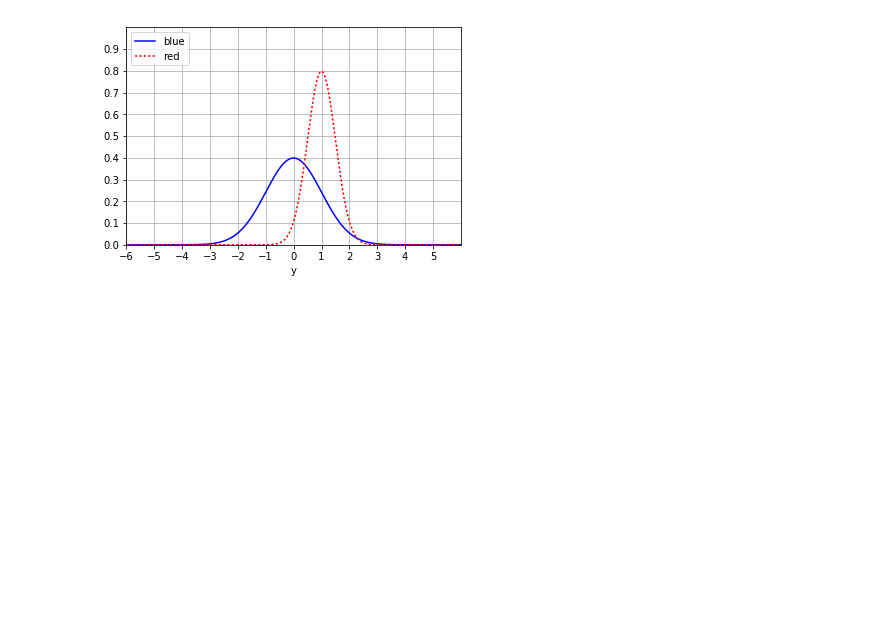
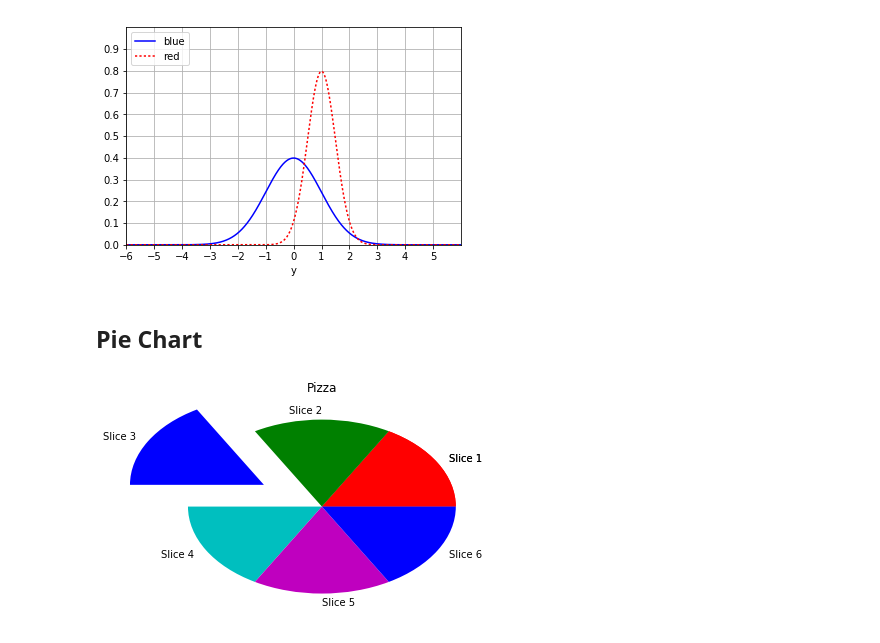
Before and after one commit to andy-williams/python-machine-learning, a Jupyter notebook: 2-matplotlib.ipynb, the cells around one changed output. Cells and saved outputs as stored; diff of their text form; code cells hidden in the pictures; blank space fills up the shorter version.

Commit message:
added pie chart example

```diff
--- a/2-matplotlib.ipynb
+++ b/2-matplotlib.ipynb
@@ -96,3 +96,20 @@ plt.legend(['blue', 'red'], loc=2)
 plt.show()
 # %% [output]
 [figure]
+# %% [markdown]
+## Pie Chart
+# %%
+values = [5, 5, 5, 5, 5, 5]
+colors = ['r', 'g', 'b', 'c', 'm', 'b']
+explode = [0, 0, 0.5, 0, 0, 0]
+labels = ['Slice 1', 'Slice 2', 'Slice 3', 'Slice 4', 'Slice 5', 'Slice 6']
+
+# http://matplotlib.org/api/pyplot_api.html#matplotlib.pyplot.pie
+plt.pie(values,
+    colors = colors,
+    labels = labels,
+    explode = explode)
+plt.title('Pizza')
+plt.show()
+# %% [output]
+[figure, added]
```
Also changed, not shown: parts of 1 cell of this notebook.
